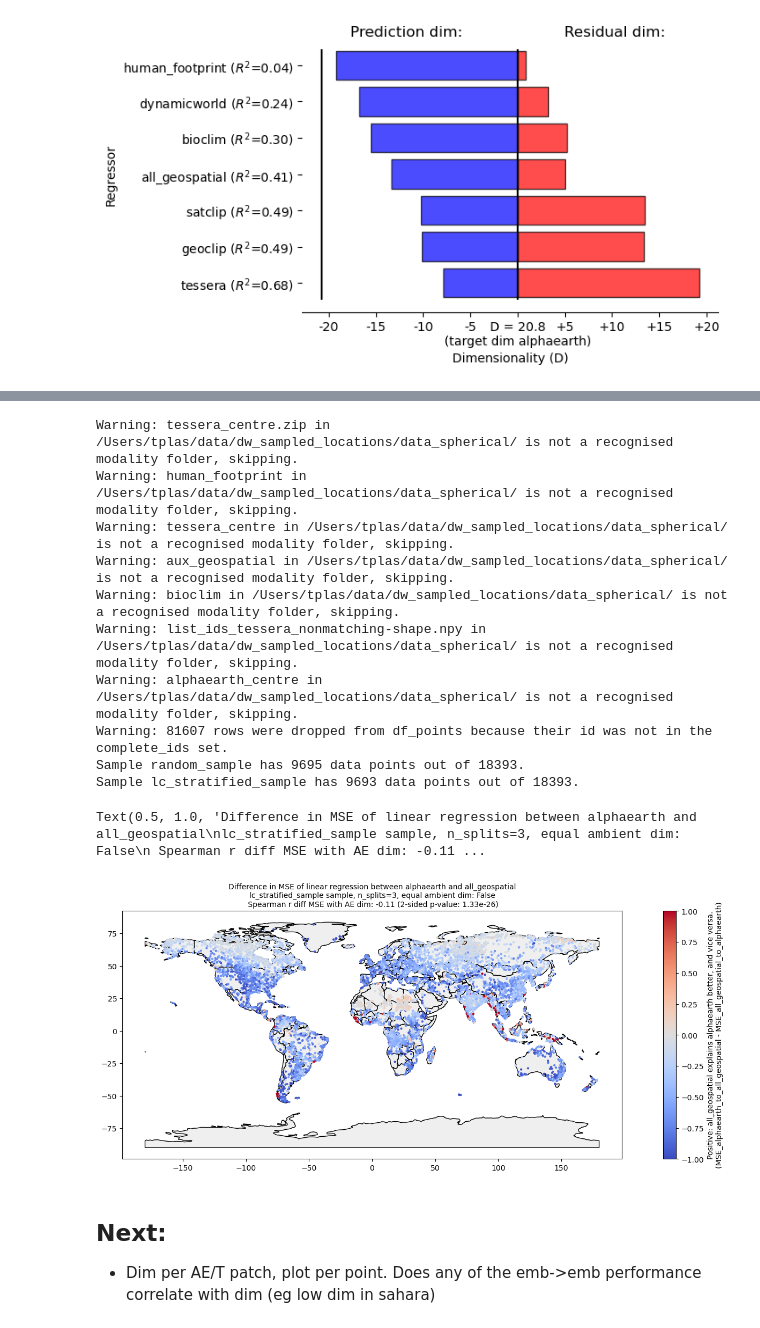
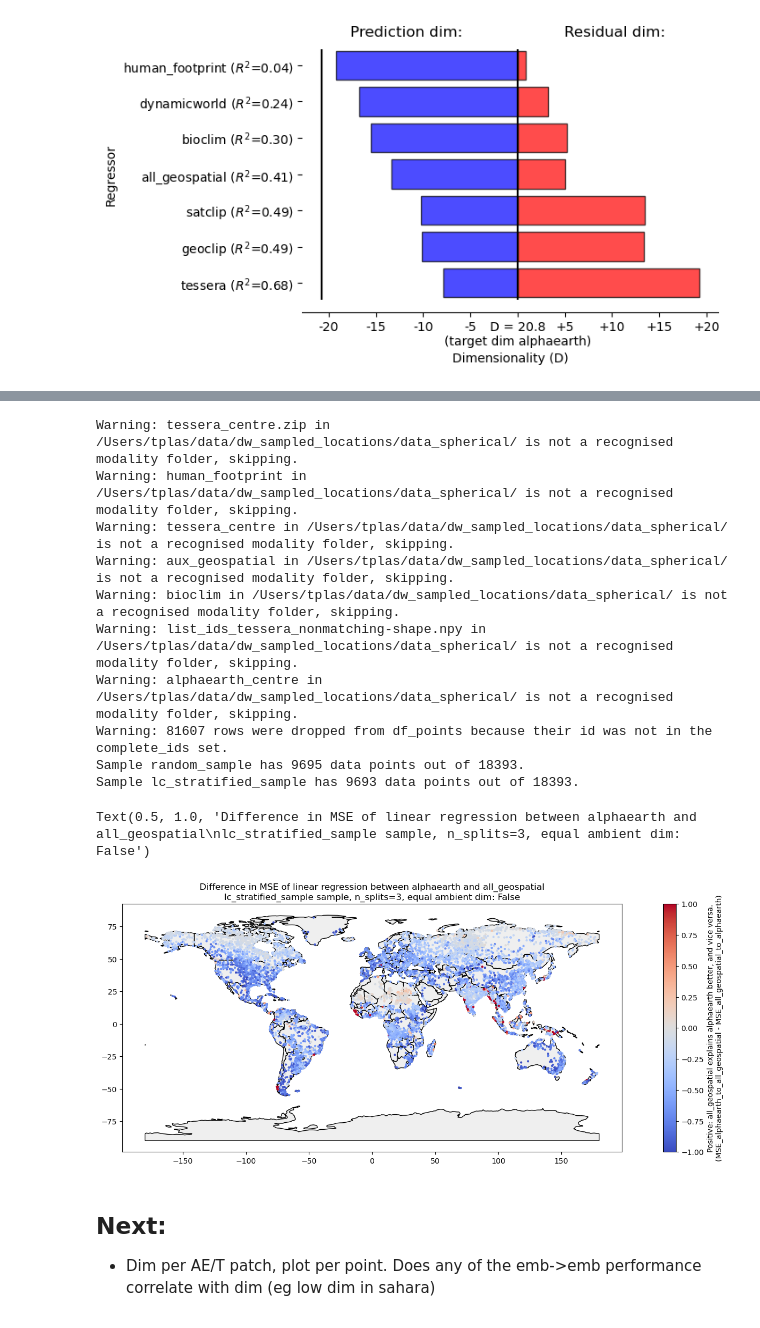
Before and after one commit to WUR-AI/interpret_earth_embeddings, a Jupyter notebook: notebooks/Explain embeddings.ipynb, the cells around one changed output, grey strips where cells are left out. Saved outputs shown, nothing was run; the diff lists cells and outputs as text; code cells hidden in the pictures.

```diff
--- a/notebooks/Explain embeddings.ipynb
+++ b/notebooks/Explain embeddings.ipynb
@@ -285,36 +332,36 @@ gdf_2 = gpd.GeoDataFrame(gdf_2, geometry=gpd.points_from_xy(gdf_2['lon'], gdf_2[
 
 ## If positive, the 0->1 error is higher than the 1->0 error, and vice versa if negative.
 ## Hence, if positive, it means that 1 is better at predicting 0 than the other way around.
 gdf_1[f'diff_mse_{pair[0]}_{pair[1]}'] = gdf_1[f'{pair[0]}_to_{pair[1]}_mse'] - gdf_2[f'{pair[1]}_to_{pair[0]}_mse']
 # gdf_1['ae_dim'] = array_dim
 
 # corr_dim_diff_mse = np.corrcoef(gdf_1['ae_dim'], gdf_1[f'diff_mse_{pair[0]}_{pair[1]}'])[0, 1]
 # from scipy.stats import spearmanr
 # corr_dim_diff_mse, pval = spearmanr(gdf_1['ae_dim'], gdf_1[f'diff_mse_{pair[0]}_{pair[1]}'])
 
 fig, ax = plt.subplots(figsize=(20,6))
 countries.plot(ax=ax, color="#EFEFEF", edgecolor='black')
 # lim = np.max(np.abs(gdf_1[f'diff_mse_{pair[0]}_{pair[1]}']))
 gdf_1.plot(column=f'diff_mse_{pair[0]}_{pair[1]}', cmap='coolwarm',
             legend=True, markersize=4, ax=ax,
             # vmin=-lim, vmax=lim,
             vmin=-1, vmax=1,
             legend_kwds={'label': f'Positive: {pair[1]} explains {pair[0]} better, and vice versa.' +
             f'\n(MSE_{pair[0]}_to_{pair[1]} - MSE_{pair[1]}_to_{pair[0]})'})
-plt.title(f'Difference in MSE of linear regression between {pair[0]} and {pair[1]}\n{sample_type} sample, n_splits={n_splits}, equal ambient dim: {equalize_ambient_dim}\n Spearman r diff MSE with AE dim: {corr_dim_diff_mse:.2f} (2-sided p-value: {pval:.2e})', fontsize=10)
+plt.title(f'Difference in MSE of linear regression between {pair[0]} and {pair[1]}\n{sample_type} sample, n_splits={n_splits}, equal ambient dim: {equalize_ambient_dim}') #\n Spearman r diff MSE with AE dim: {corr_dim_diff_mse:.2f} (2-sided p-value: {pval:.2e})', fontsize=10)
 # %% [output]
 Warning: tessera_centre.zip in /Users/tplas/data/dw_sampled_locations/data_spherical/ is not a recognised modality folder, skipping.
 Warning: human_footprint in /Users/tplas/data/dw_sampled_locations/data_spherical/ is not a recognised modality folder, skipping.
 Warning: tessera_centre in /Users/tplas/data/dw_sampled_locations/data_spherical/ is not a recognised modality folder, skipping.
 Warning: aux_geospatial in /Users/tplas/data/dw_sampled_locations/data_spherical/ is not a recognised modality folder, skipping.
 Warning: bioclim in /Users/tplas/data/dw_sampled_locations/data_spherical/ is not a recognised modality folder, skipping.
 Warning: list_ids_tessera_nonmatching-shape.npy in /Users/tplas/data/dw_sampled_locations/data_spherical/ is not a recognised modality folder, skipping.
 Warning: alphaearth_centre in /Users/tplas/data/dw_sampled_locations/data_spherical/ is not a recognised modality folder, skipping.
 Warning: 81607 rows were dropped from df_points because their id was not in the complete_ids set.
 Sample random_sample has 9695 data points out of 18393.
 Sample lc_stratified_sample has 9693 data points out of 18393.
-Text(0.5, 1.0, 'Difference in MSE of linear regression between alphaearth and all_geospatial\nlc_stratified_sample sample, n_splits=3, equal ambient dim: False\n Spearman r diff MSE with AE dim: -0.11 ...
+Text(0.5, 1.0, 'Difference in MSE of linear regression between alphaearth and all_geospatial\nlc_stratified_sample sample, n_splits=3, equal ambient dim: False')
-[figure, old version]
+[figure, new version]
 # %% [markdown]
 ## Next:
 - Dim per AE/T patch, plot per point. Does any of the emb->emb performance correlate with dim (eg low dim in sahara)
```
Also changed, not shown: parts of 8 cells of this notebook, 1 other file.
